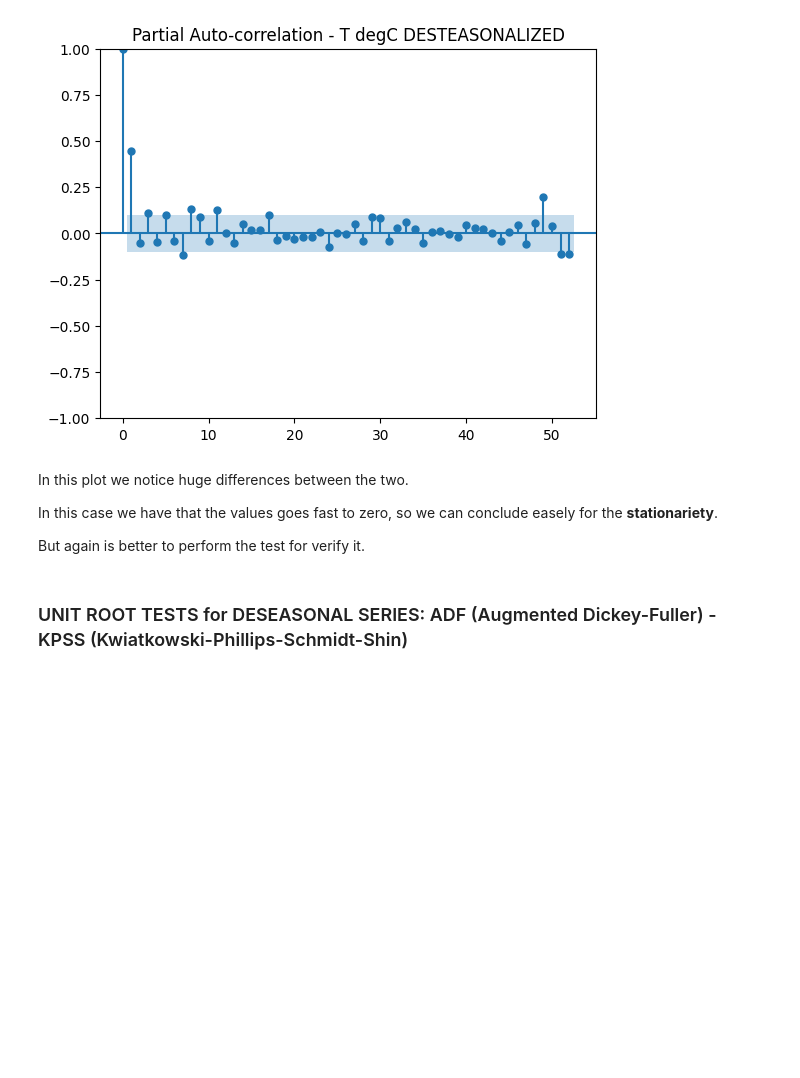
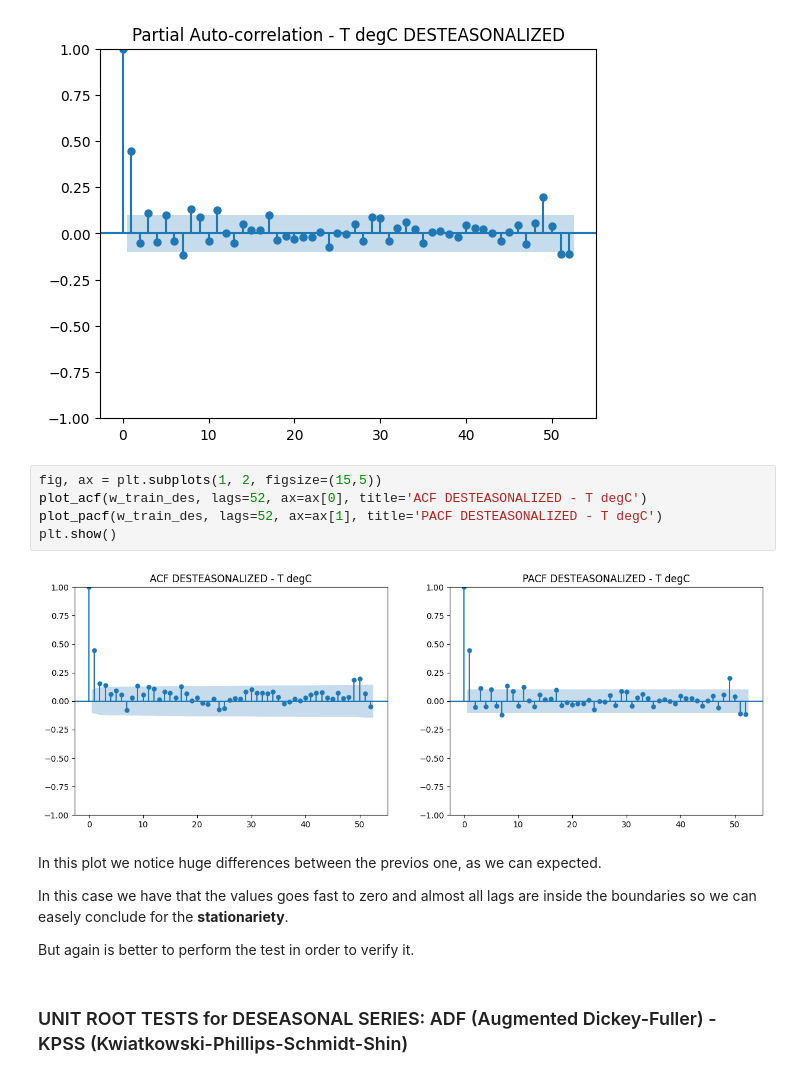
Before and after one commit to alelovo/StatisticalModels_project, a Jupyter notebook: TS_patterns.ipynb, the cells around one changed output. Cells and saved outputs as stored; diff of their text form; blank space fills up the shorter version.

```diff
--- a/TS_patterns.ipynb
+++ b/TS_patterns.ipynb
@@ -223,12 +228,19 @@ plt.show()
 # %% [output]
 <Figure size 1500x1000 with 0 Axes>
 [figure]
+# %%
+fig, ax = plt.subplots(1, 2, figsize=(15,5))
+plot_acf(w_train_des, lags=52, ax=ax[0], title='ACF DESTEASONALIZED - T degC')
+plot_pacf(w_train_des, lags=52, ax=ax[1], title='PACF DESTEASONALIZED - T degC')
+plt.show()
+# %% [output]
+[figure, added]
 # %% [markdown]
-In this plot we notice huge differences between the two.
+In this plot we notice huge differences between the previos one, as we can expected.
 
-In this case we have that the values goes fast to zero, so we can conclude easely for the **stationariety**.
+In this case we have that the values goes fast to zero and almost all lags are inside the boundaries so we can easely conclude for the **stationariety**.
 
-But again is better to perform the test for verify it.
+But again is better to perform the test in order to verify it.
 # %% [markdown]
 ### UNIT ROOT TESTS for DESEASONAL SERIES: ADF (Augmented Dickey-Fuller) - KPSS (Kwiatkowski-Phillips-Schmidt-Shin)
 # %%
```
Also changed, not shown: parts of 7 cells of this notebook, 4 other files.
